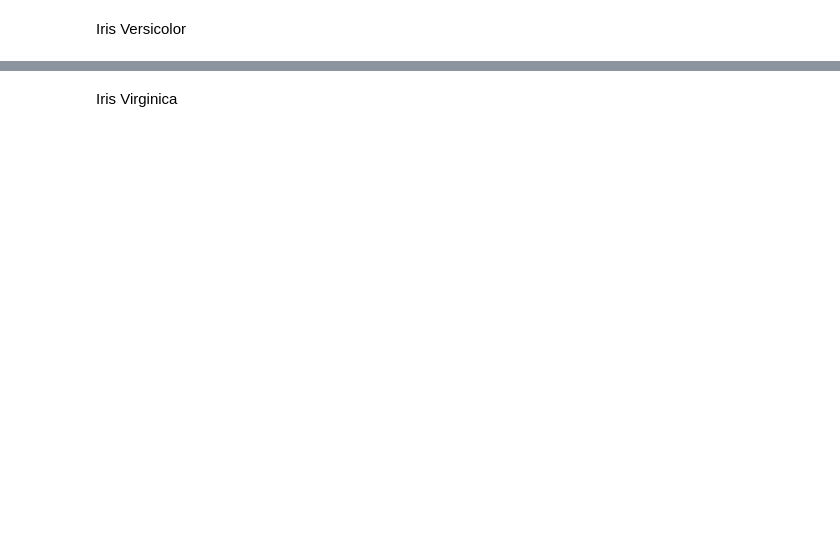
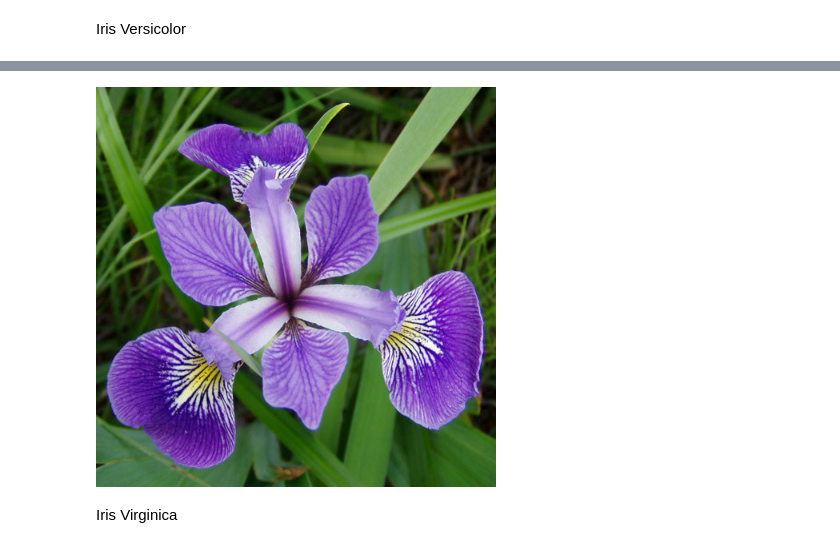
Before and after one commit to adalbertii/Modele---klasyfikacyjne, a Jupyter notebook: 04_decision_tree.ipynb, the cells around one changed output, grey strips where cells are left out. Cells and saved outputs as stored; diff of their text form; code cells hidden in the pictures; blank space fills up the shorter version.

```diff
--- a/04_decision_tree.ipynb
+++ b/04_decision_tree.ipynb
@@ -67,2 +121,7 @@ Image(url='https://ml-repository-krakers.s3-eu-west-1.amazonaws.com/decision_tre
+# %%
+
+Image(filename = 'Iris_versicolor.jpg', width=400)
+# %% [output]
+[figure, added]
 # %% [markdown]
 Iris Virginica
```
Also changed, not shown: parts of 19 cells of this notebook.
